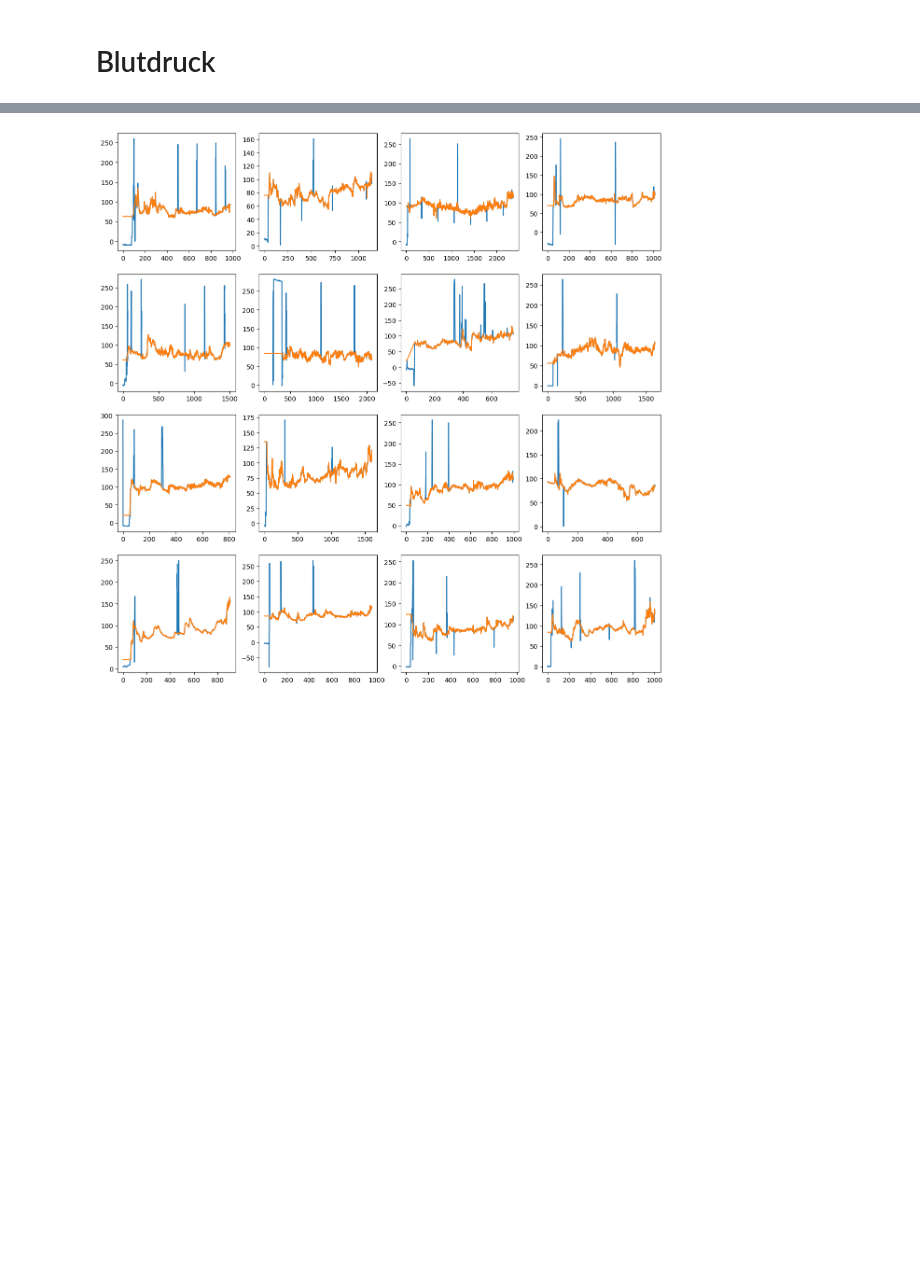
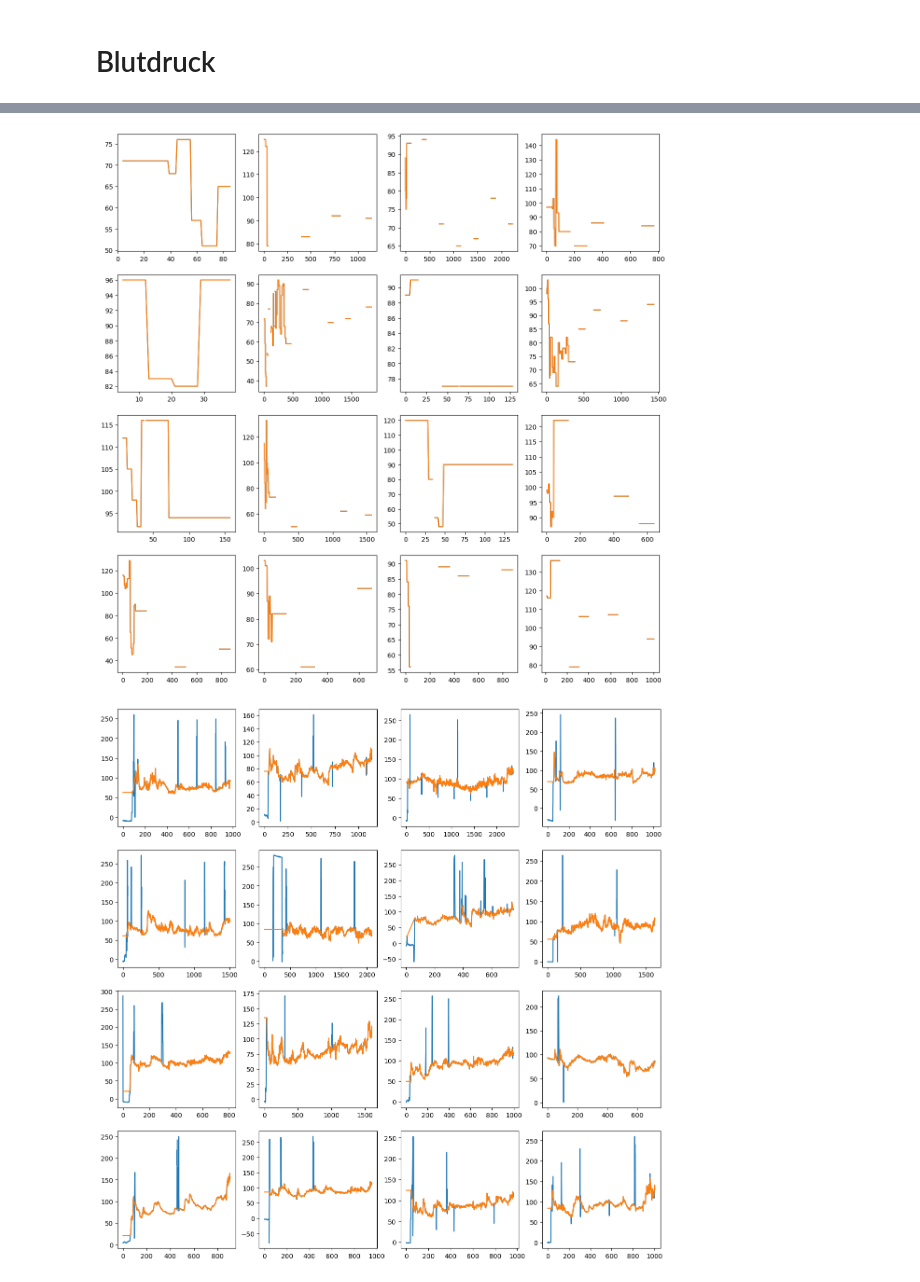
Before and after one commit to naderinho/anesthesia_anomaly_detection, a Jupyter notebook: 03_vital_filter.ipynb, the cells around one changed output, grey strips where cells are left out. Saved outputs shown, nothing was run; the diff lists cells and outputs as text; code cells hidden in the pictures; blank space fills up the shorter version.

```diff
--- a/03_vital_filter.ipynb
+++ b/03_vital_filter.ipynb
@@ -179,3 +263,29 @@ plt.show()
+# %%
+### Nichtinvasive Blutdruckmessung unbrauchbar
+caseid = pd.read_csv(datapath + savepath +'dataset.csv', index_col=0).index.to_list()
+
+track = ['Solar8000/NIBP_MBP']
+#track = ['Solar8000/ART_MBP']
+#track = ['Solar8000/ART_SBP']
+
+fig, axs = plt.subplots(4, 4, figsize=(15, 15))
+
+for i, case in enumerate(caseid):
+    filepath = datapath+'vitaldb_tiva/'+str(case).zfill(4)+'.vital'
+
+    vitaldata = vf.VitalFile(ipath = filepath, track_names = track)
+    vitaldata = vitaldata.to_pandas(track_names=track,interval=10)
+
+    axs[i // 4][i % 4].plot(vitaldata.to_numpy())
+
+    #vitaldata = outlierfilter(vitaldata, 20, 2, 20, 250)
+
+    axs[i // 4][i % 4].plot(vitaldata)
+    plt.show
+    if i+1 >= 16:
+        break
+# %% [output]
+[figure, added]
 # %%
 caseid = pd.read_csv(datapath + savepath +'dataset.csv', index_col=0).index.to_list()
 
```
Also changed, not shown: parts of 3 cells of this notebook, 15 other files.
